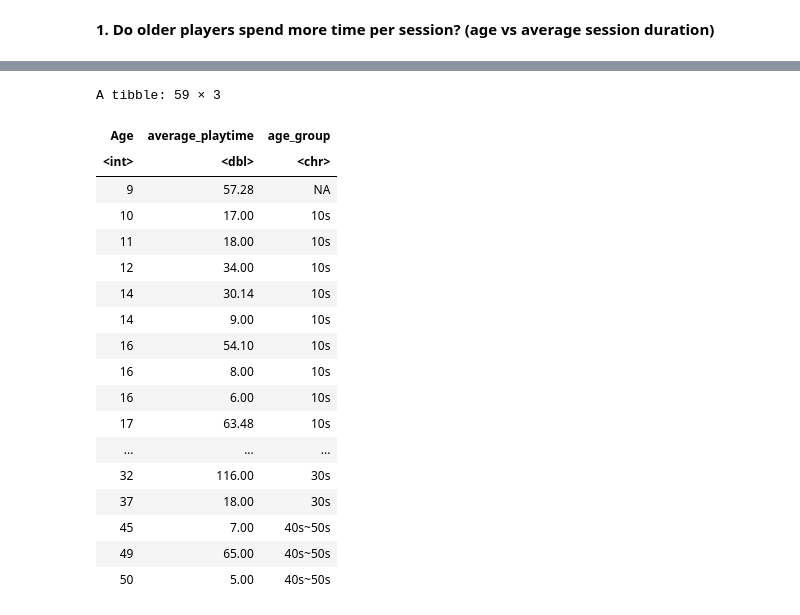
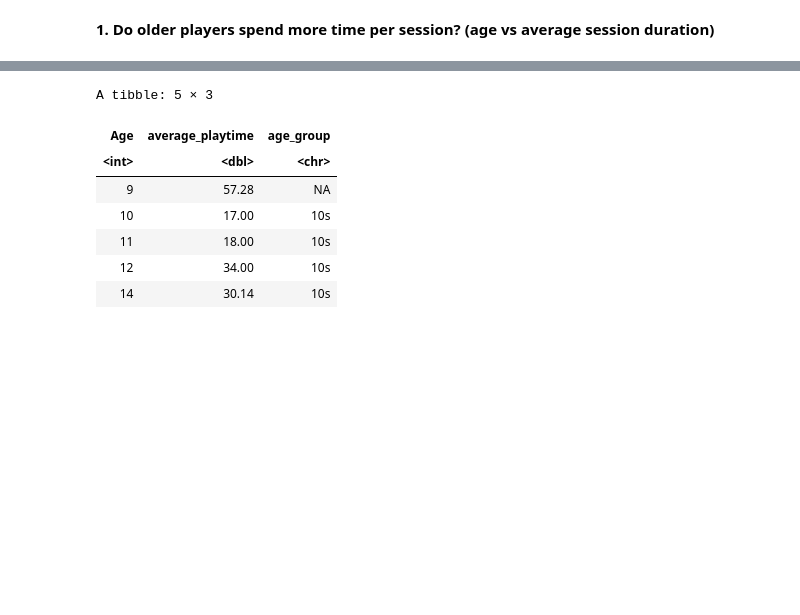
Before and after one commit to h2woobin/dsci-100-2024W2-group-006-30, a Jupyter notebook: Woobin Kim.ipynb, the cells around one changed output, grey strips where cells are left out. Cells and saved outputs as stored; diff of their text form; code cells hidden in the pictures; blank space fills up the shorter version.

```diff
--- a/Woobin Kim.ipynb
+++ b/Woobin Kim.ipynb
@@ -1,13 +1,12 @@
 # %%
 library(tidyverse)
-install.packages("lubridate")
 library(lubridate)
 library(dplyr)
 library(readr)
 library(ggplot2)
 
-players <- read_csv("/home/jovyan/work/dsci-100-student/project/players.csv")
-sessions <- read_csv("/home/jovyan/work/dsci-100-student/project/sessions.csv")
+players <- read_csv("https://raw.githubusercontent.com/Elvis614412/Dsci-100-group-project/refs/heads/main/players.csv")
+sessions <- read_csv("https://raw.githubusercontent.com/Elvis614412/Dsci-100-group-project/refs/heads/main/sessions.csv")
 
 merged_data <- left_join(players,sessions, by = "hashedEmail")
 
@@ -160,37 +153,26 @@ age_plot
 # %%
 merged_data2 <- merged_data2 |>
   mutate(age_group = case_when(
     Age >= 10 & Age < 20 ~ "10s",
     Age >= 20 & Age < 30 ~ "20s",
     Age >= 30 & Age < 40 ~ "30s",
     Age >= 40 & Age <= 59 ~ "40s~50s",
     TRUE ~ NA_character_
   ))
 
-merged_data2
+head(merged_data2,5)
 
 grouped_playtime <- merged_data2 |>
   filter(!is.na(age_group)) |>
   group_by(age_group) |>
   summarize(avg_playtime = round(mean(average_playtime), 2))
 # %% [output]
-A tibble: 59 × 3
+A tibble: 5 × 3
 | Age | average_playtime | age_group |
 | <int> | <dbl> | <chr> |
 | 9 | 57.28 | NA |
 | 10 | 17.00 | 10s |
 | 11 | 18.00 | 10s |
 | 12 | 34.00 | 10s |
 | 14 | 30.14 | 10s |
-| 14 | 9.00 | 10s |
-| 16 | 54.10 | 10s |
-| 16 | 8.00 | 10s |
-| 16 | 6.00 | 10s |
-| 17 | 63.48 | 10s |
-| ... | ... | ... |
-| 32 | 116.00 | 30s |
-| 37 | 18.00 | 30s |
-| 45 | 7.00 | 40s~50s |
-| 49 | 65.00 | 40s~50s |
-| 50 | 5.00 | 40s~50s |
 # %%
```
Also changed, not shown: parts of 6 cells of this notebook, 1 other file.
